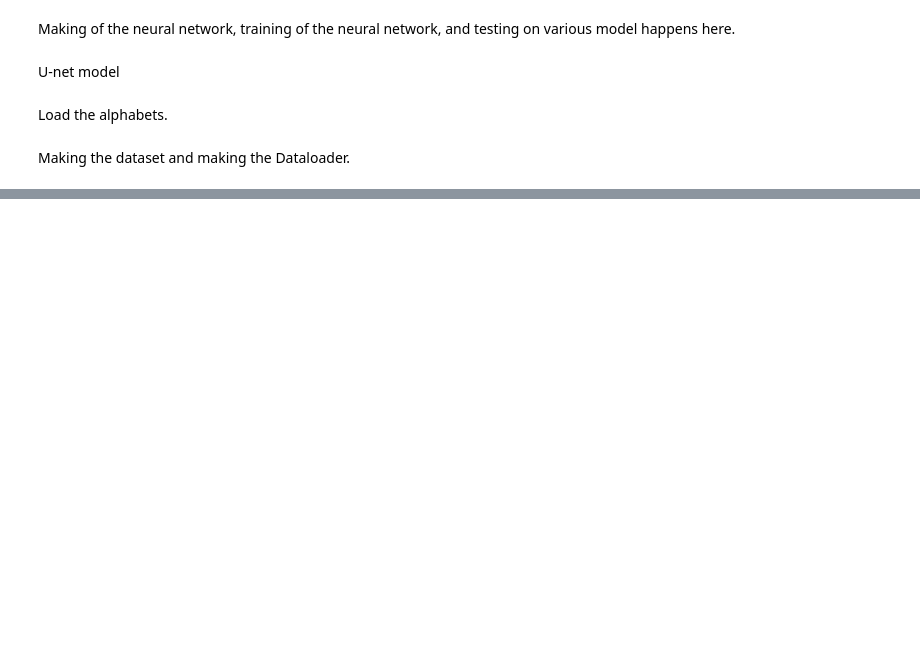
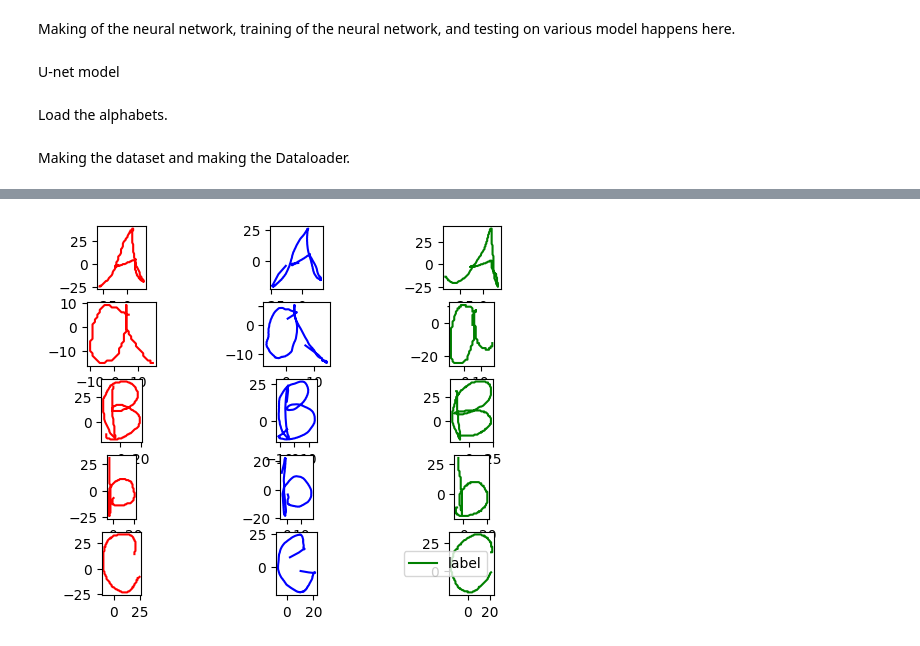
Before and after one commit to Luukdh/Thesis-AutoWrite, a Jupyter notebook: Project/Model_and_Training/unet_testing.ipynb, the cells around one changed output, grey strips where cells are left out. Drawn from its saved outputs; the diff is of its cells as text; code cells hidden in the pictures; blank space fills up the shorter version.

```diff
--- a/Project/Model_and_Training/unet_testing.ipynb
+++ b/Project/Model_and_Training/unet_testing.ipynb
@@ -315,0 +290,75 @@ plt.show()
+# %%
+dataiter = iter(dataloader)
+data = next(dataiter)
+data2 = next(dataiter)
+data3 = next(dataiter)
+data4 = next(dataiter)
+data5 = next(dataiter)
+features, labels = data
+features2, labels2 = data2
+features3, labels3 = data3
+features4, labels4 = data4
+features5, labels5 = data5
+output_features = model(features)
+output_features2 = model(features2)
+output_features3 = model(features3)
+output_features4 = model(features4)
+output_features5 = model(features5)
+
+fig = plt.figure()
+ax = fig.add_subplot(531)
+ax2 = fig.add_subplot(532)
+ax3 = fig.add_subplot(533)
+ax4 = fig.add_subplot(534)
+ax5 = fig.add_subplot(535)
+ax6 = fig.add_subplot(536)
+ax7 = fig.add_subplot(537)
+ax8 = fig.add_subplot(538)
+ax9 = fig.add_subplot(539)
+ax10 = fig.add_subplot(5,3,10)
+ax11 = fig.add_subplot(5,3,11)
+ax12 = fig.add_subplot(5,3,12)
+ax13 = fig.add_subplot(5,3,13)
+ax14 = fig.add_subplot(5,3,14)
+ax15 = fig.add_subplot(5,3,15)
+
+ax.plot(features[0].numpy()[0], features[0].numpy()[1]*-1, color="red", label="input")
+ax2.plot(output_features[0].detach().numpy()[0], output_features[0].detach().numpy()[1]*-1, color="blue", label="output")
+ax3.plot(labels[0].numpy()[0], labels[0].numpy()[1]*-1, color="green", label="label")
+
+ax4.plot(features2[0].numpy()[0], features2[0].numpy()[1]*-1, color="red", label="input")
+ax5.plot(output_features2[0].detach().numpy()[0], output_features2[0].detach().numpy()[1]*-1, color="blue", label="output")
+ax6.plot(labels2[0].numpy()[0], labels2[0].numpy()[1]*-1, color="green", label="label")
+
+ax7.plot(features3[0].numpy()[0], features3[0].numpy()[1]*-1, color="red", label="input")
+ax8.plot(output_features3[0].detach().numpy()[0], output_features3[0].detach().numpy()[1]*-1, color="blue", label="output")
+ax9.plot(labels3[0].numpy()[0], labels3[0].numpy()[1]*-1, color="green", label="label")
+
+ax10.plot(features4[0].numpy()[0], features4[0].numpy()[1]*-1, color="red", label="input")
+ax11.plot(output_features4[0].detach().numpy()[0], output_features4[0].detach().numpy()[1]*-1, color="blue", label="output")
+ax12.plot(labels4[0].numpy()[0], labels4[0].numpy()[1]*-1, color="green", label="label")
+
+ax13.plot(features5[0].numpy()[0], features5[0].numpy()[1]*-1, color="red", label="input")
+ax14.plot(output_features5[0].detach().numpy()[0], output_features5[0].detach().numpy()[1]*-1, color="blue", label="output")
+ax15.plot(labels5[0].numpy()[0], labels5[0].numpy()[1]*-1, color="green", label="label")
+
+ax.set_aspect('equal', adjustable='box')
+ax2.set_aspect('equal', adjustable='box')
+ax3.set_aspect('equal', adjustable='box')
+ax4.set_aspect('equal', adjustable='box')
+ax5.set_aspect('equal', adjustable='box')
+ax6.set_aspect('equal', adjustable='box')
+ax7.set_aspect('equal', adjustable='box')
+ax8.set_aspect('equal', adjustable='box')
+ax9.set_aspect('equal', adjustable='box')
+ax10.set_aspect('equal', adjustable='box')
+ax11.set_aspect('equal', adjustable='box')
+ax12.set_aspect('equal', adjustable='box')
+ax13.set_aspect('equal', adjustable='box')
+ax14.set_aspect('equal', adjustable='box')
+ax15.set_aspect('equal', adjustable='box')
+
+plt.legend()
+plt.show()
+# %% [output]
+[figure, added]
```
Also changed, not shown: parts of 6 cells of this notebook, 12 other files.
